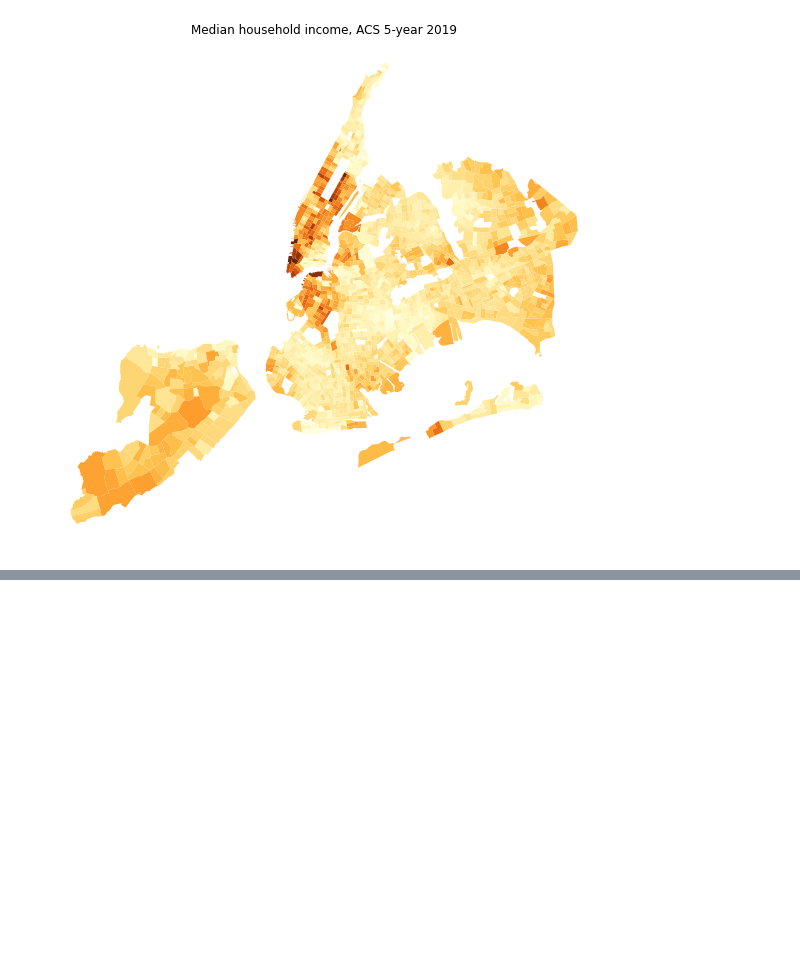
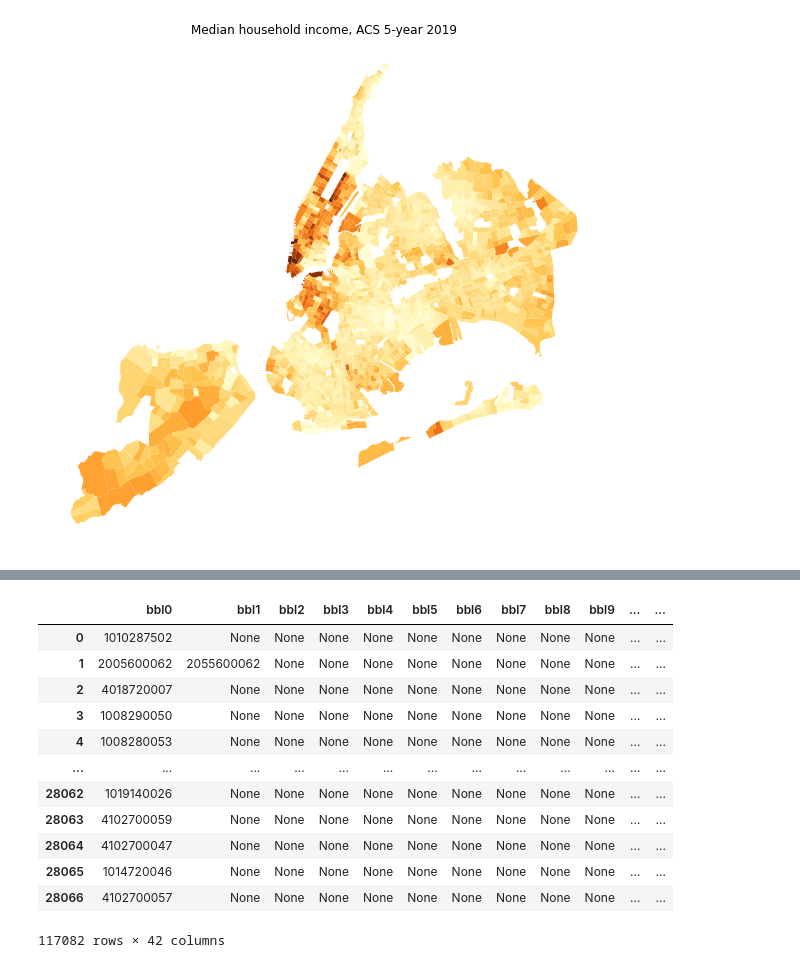
Before and after one commit to jennahgosciak/nyc_fire_risk, a Jupyter notebook: 00_data_processing.ipynb, the cells around one changed output, grey strips where cells are left out. Saved outputs shown, nothing was run; the diff lists cells and outputs as text; code cells hidden in the pictures; blank space fills up the shorter version.

```diff
--- a/00_data_processing.ipynb
+++ b/00_data_processing.ipynb
@@ -265,0 +325,8 @@ ax.axis('off')
+# %%
+dfs[0].columns = cols[0]
+dfs[1].columns = cols[0]
+dfs[2].columns = cols[0]
+dfs[3].columns = cols[0]
+
+df_ew= pd.concat(dfs, axis = 0)
+df_ew
@@ -265,0 +347,13 @@ ax.axis('off')
+# %%
+df_ew.loc[:, "bbl"]= df_ew.iloc[:, 3].str.replace("[A-z]{1}[0-9]{3}-", "", regex = True)
+df_ew.loc[:, "bbl"]= df_ew.loc[:, "bbl"].str.replace("-", "")
+df_ew.loc[:, "bbl"]= df_ew["bbl"].str.replace(" ", ";")
+df_ew.loc[:, "bbl"]= df_ew["bbl"].str.replace("(?<=[0-9]{10})/", ";", regex = True)
+df_ew.loc[:, "bbl"]= df_ew["bbl"].str.replace("/", "")
+df_ew.loc[:, "bbl"]= df_ew["bbl"].str.replace(",", ";")
+df_ew.loc[:, "bbl"]= df_ew["bbl"].str.replace(":", ";")
+df_ew.loc[:, "bbl"]= df_ew["bbl"].str.replace("and", ";")
+df_ew.loc[:, "bbl"]= df_ew["bbl"].str.replace("&", ";")
+df_ew.loc[:, "bbl"]= df_ew["bbl"].str.replace("NotAvailable", "")
+df_ew.loc[:, "bbl"]= df_ew["bbl"].str.replace("multiple", "")
+df_ew.loc[:, "bbl"]
@@ -265,0 +373,18 @@ ax.axis('off')
+# %%
+df_ew.loc[:, ["bbl", "nyc_borough_block_and_lot"]]
+df_ew[["bbl" + str(i) for i in range(0, 42)]]= df_ew["bbl"].str.split(pat= ";", n=-1, expand = True)
+df_ew[["bbl" + str(i) for i in range(0, 42)]]
+# %% [output]
+|  | bbl0 | bbl1 | bbl2 | bbl3 | bbl4 | bbl5 | bbl6 | bbl7 | bbl8 | bbl9 | ... | ... |
+| 0 | 1010287502 | None | None | None | None | None | None | None | None | None | ... | ... |
+| 1 | 2005600062 | 2055600062 | None | None | None | None | None | None | None | None | ... | ... |
+| 2 | 4018720007 | None | None | None | None | None | None | None | None | None | ... | ... |
+| 3 | 1008290050 | None | None | None | None | None | None | None | None | None | ... | ... |
+| 4 | 1008280053 | None | None | None | None | None | None | None | None | None | ... | ... |
+| ... | ... | ... | ... | ... | ... | ... | ... | ... | ... | ... | ... | ... |
+| 28062 | 1019140026 | None | None | None | None | None | None | None | None | None | ... | ... |
+| 28063 | 4102700059 | None | None | None | None | None | None | None | None | None | ... | ... |
+| 28064 | 4102700047 | None | None | None | None | None | None | None | None | None | ... | ... |
+| 28065 | 1014720046 | None | None | None | None | None | None | None | None | None | ... | ... |
+| 28066 | 4102700057 | None | None | None | None | None | None | None | None | None | ... | ... |
+117082 rows × 42 columns
```
Also changed, not shown: parts of 22 cells of this notebook, 1 other file.
